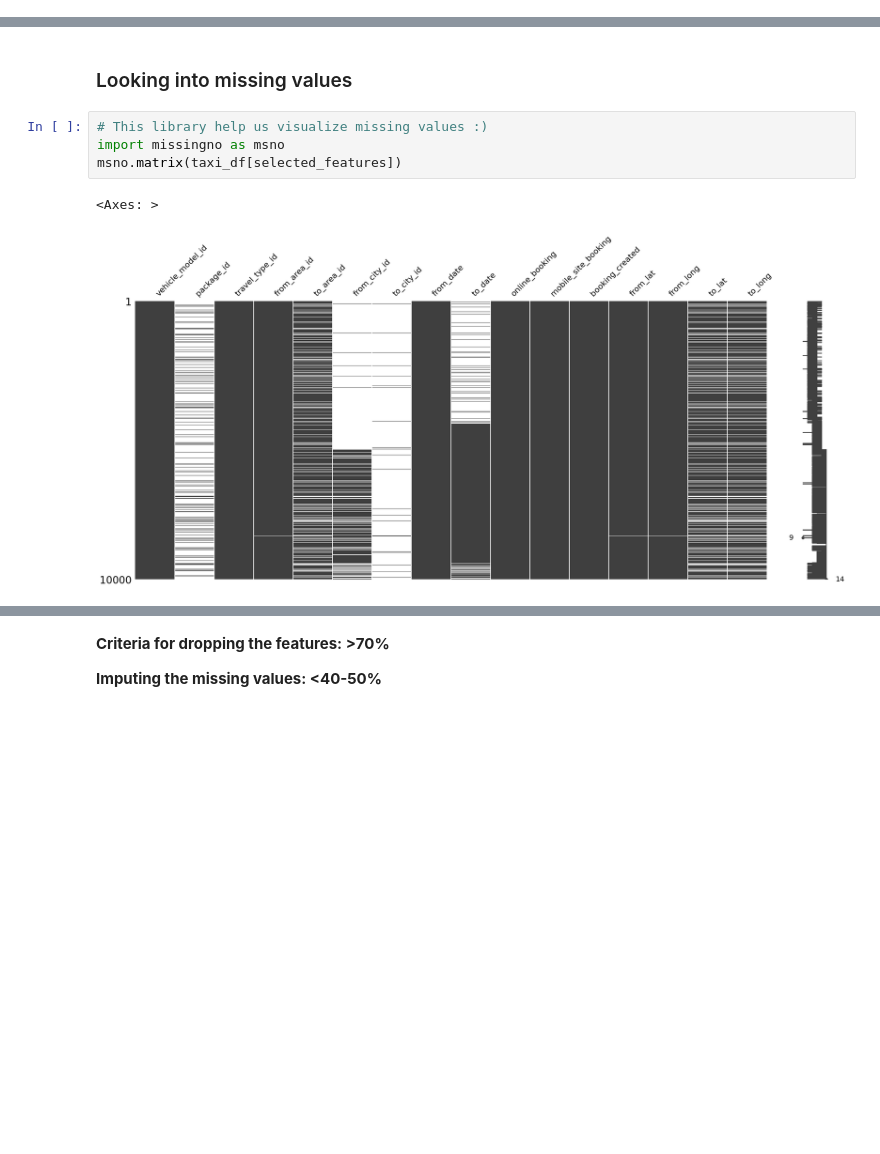
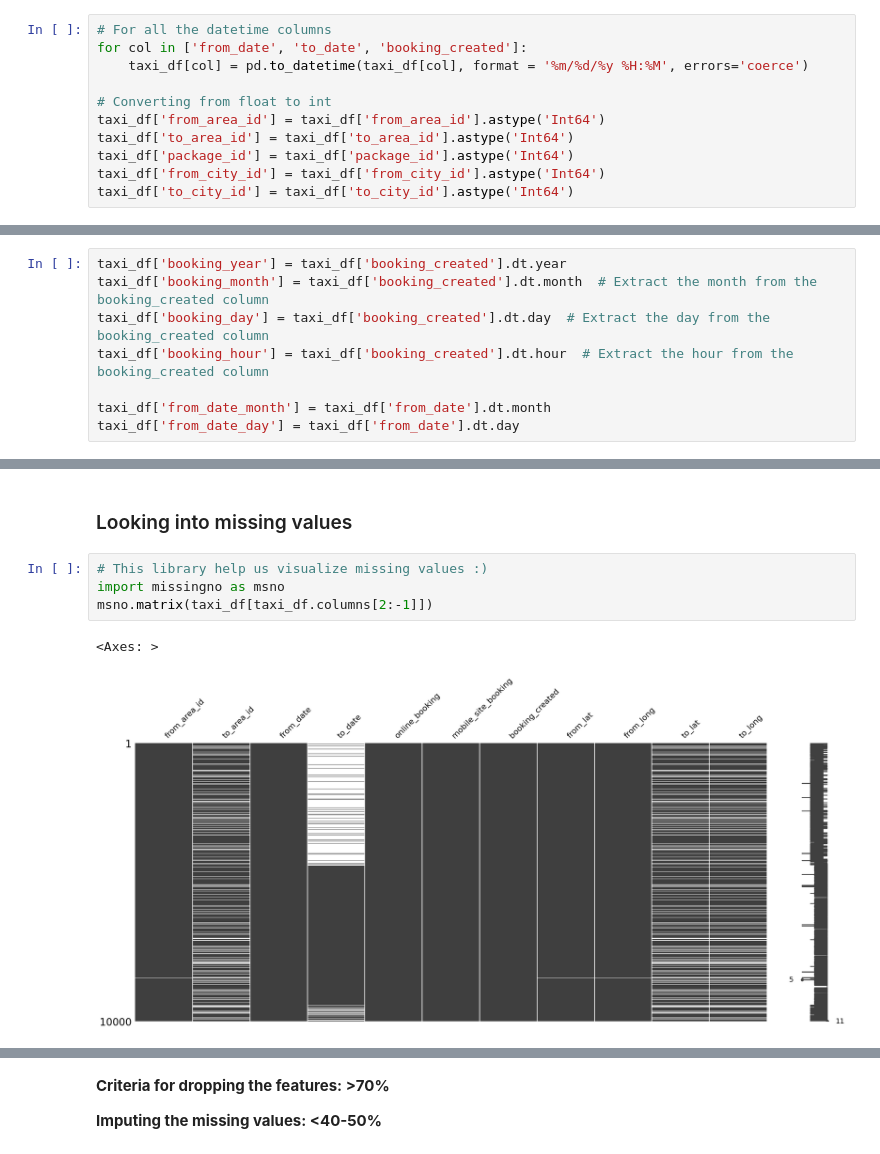
Before and after one commit to shyamal-bhatt/Taxi-Cancellation-ANN-Predictive-Model, a Jupyter notebook: ANN to predict Taxi Cancellation.ipynb, the cells around one changed output, grey strips where cells are left out. Cells and saved outputs as stored; diff of their text form; blank space fills up the shorter version.

```diff
--- a/ANN to predict Taxi Cancellation.ipynb
+++ b/ANN to predict Taxi Cancellation.ipynb
@@ -41,0 +49,11 @@ taxi_df.head()
+# %%
+# For all the datetime columns
+for col in ['from_date', 'to_date', 'booking_created']:
+    taxi_df[col] = pd.to_datetime(taxi_df[col], format = '%m/%d/%y %H:%M', errors='coerce')
+
+# Converting from float to int
+taxi_df['from_area_id'] = taxi_df['from_area_id'].astype('Int64')
+taxi_df['to_area_id'] = taxi_df['to_area_id'].astype('Int64')
+taxi_df['package_id'] = taxi_df['package_id'].astype('Int64')
+taxi_df['from_city_id'] = taxi_df['from_city_id'].astype('Int64')
+taxi_df['to_city_id'] = taxi_df['to_city_id'].astype('Int64')
@@ -41,0 +62,8 @@ taxi_df.head()
+# %%
+taxi_df['booking_year'] = taxi_df['booking_created'].dt.year
+taxi_df['booking_month'] = taxi_df['booking_created'].dt.month  # Extract the month from the booking_created column
+taxi_df['booking_day'] = taxi_df['booking_created'].dt.day  # Extract the day from the booking_created column
+taxi_df['booking_hour'] = taxi_df['booking_created'].dt.hour  # Extract the hour from the booking_created column
+
+taxi_df['from_date_month'] = taxi_df['from_date'].dt.month
+taxi_df['from_date_day'] = taxi_df['from_date'].dt.day
@@ -51,10 +104,10 @@ sns.barplot(taxi_df, x = "Car_Cancellation", y = "user_id")
 # %%
 # This library help us visualize missing values :)
 import missingno as msno
-msno.matrix(taxi_df[selected_features])
+msno.matrix(taxi_df[taxi_df.columns[2:-1]])
 # %% [output]
 <Axes: >
-[figure, old version]
+[figure, new version]
 # %%
 # Percentage of missing values
 missing_percentage = (taxi_df.isnull().sum() / len(taxi_df)) * 100
```
Also changed, not shown: parts of 9 cells of this notebook, 2 other files.
